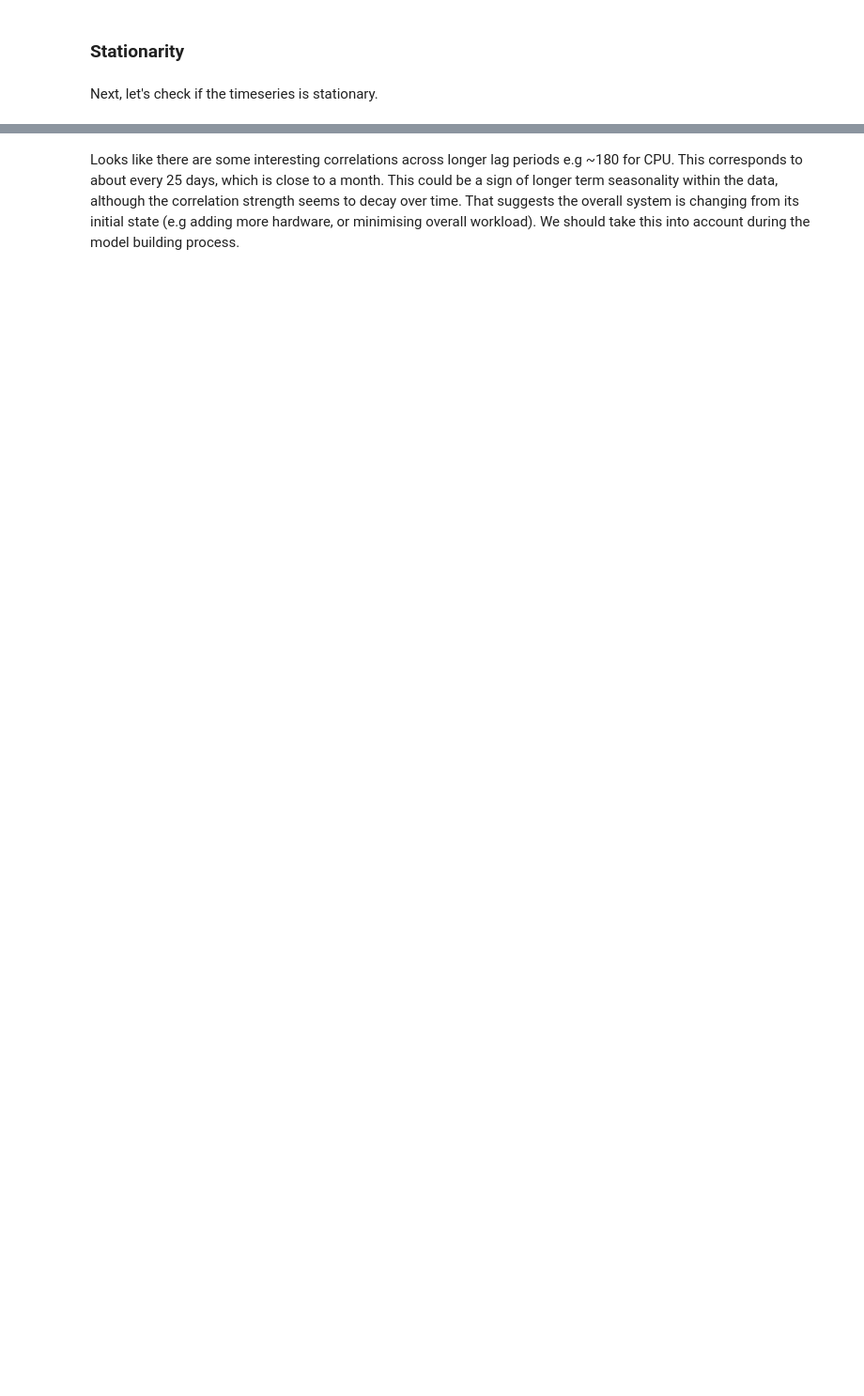
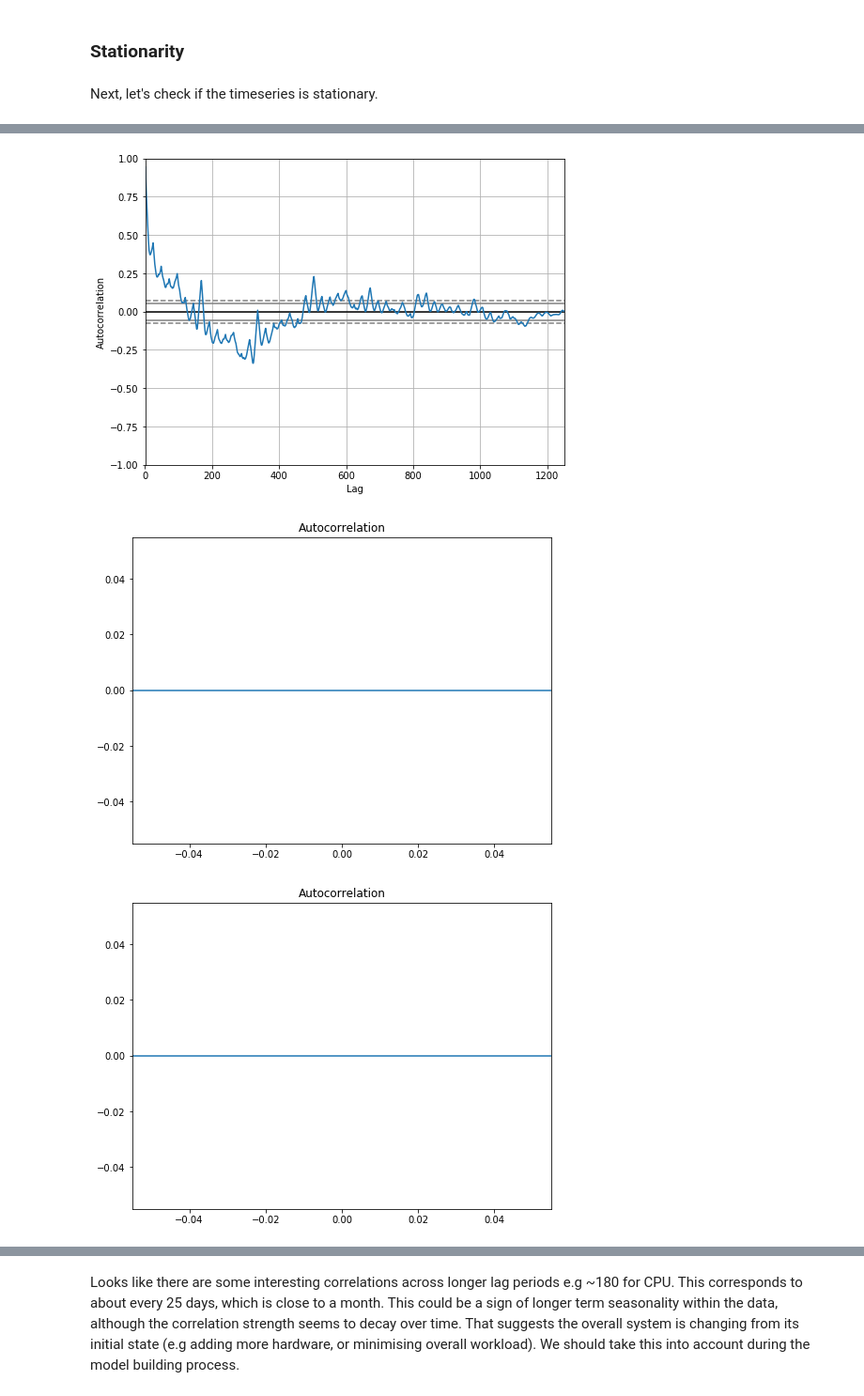
Before and after one commit to natwille1/Timeseries_CPU, a Jupyter notebook: Capacity_Planning_Cross_Validated.ipynb, the cells around one changed output, grey strips where cells are left out. Shown at 94% size. Cells and saved outputs as stored; diff of their text form; code cells hidden in the pictures; blank space fills up the shorter version.

```diff
--- a/Capacity_Planning_Cross_Validated.ipynb
+++ b/Capacity_Planning_Cross_Validated.ipynb
@@ -316,11 +337,27 @@ selected.decompose_seasonal('mem')
 # %%
-# Calculate ACF and PACF
+# Calculate ACF and PACF for orginal data
 
 selected.plot_acf('cpu', lags=50)
 selected.plot_acf('mem', lags=50)
 
 selected.plot_pacf('cpu', lags=50)
 selected.plot_pacf('mem', lags=50)
+
+# Full autocorrelation plot for original data
+
+selected.autocorrelation_plot('cpu')
+selected.autocorrelation_plot('mem')
+
+# Calculate ACD and PACF for seasonally adjusted data
+
+plt.figure(figsize=(8,6))
+plot_acf(cpu_decomposed.resid, ax=plt.gca(), lags=50)
+plt.show()
+
+plt.figure(figsize=(8,6))
+plot_acf(cpu_decomposed.trend, ax=plt.gca(), lags=50)
+plt.show()
+#cpu_decomposed.resid.plot_acf(lags=50)
 # %% [output]
 [figure]
 [figure]
@@ -328,0 +367,3 @@ selected.plot_pacf('mem', lags=50)
+[figure, added]
+[figure, added]
+[figure, added]
```
Also changed, not shown: parts of 22 cells of this notebook.
